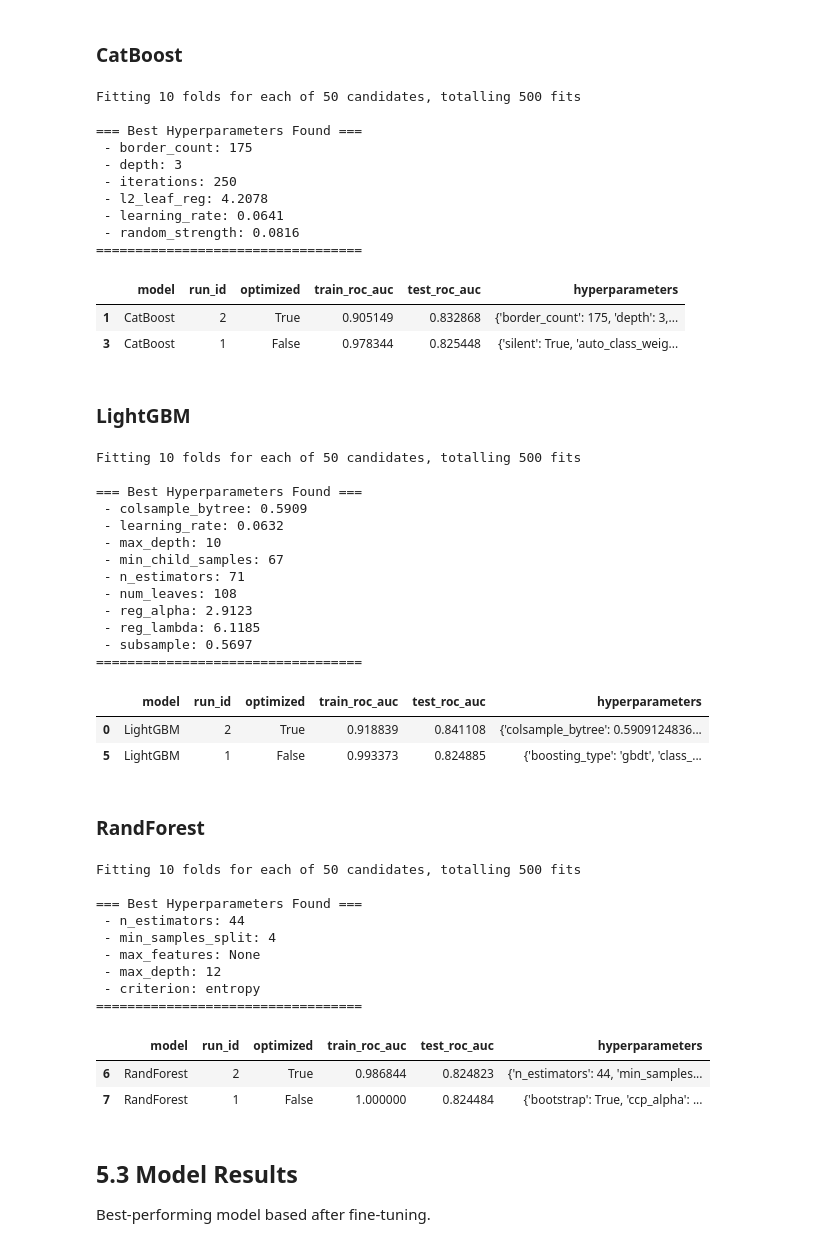
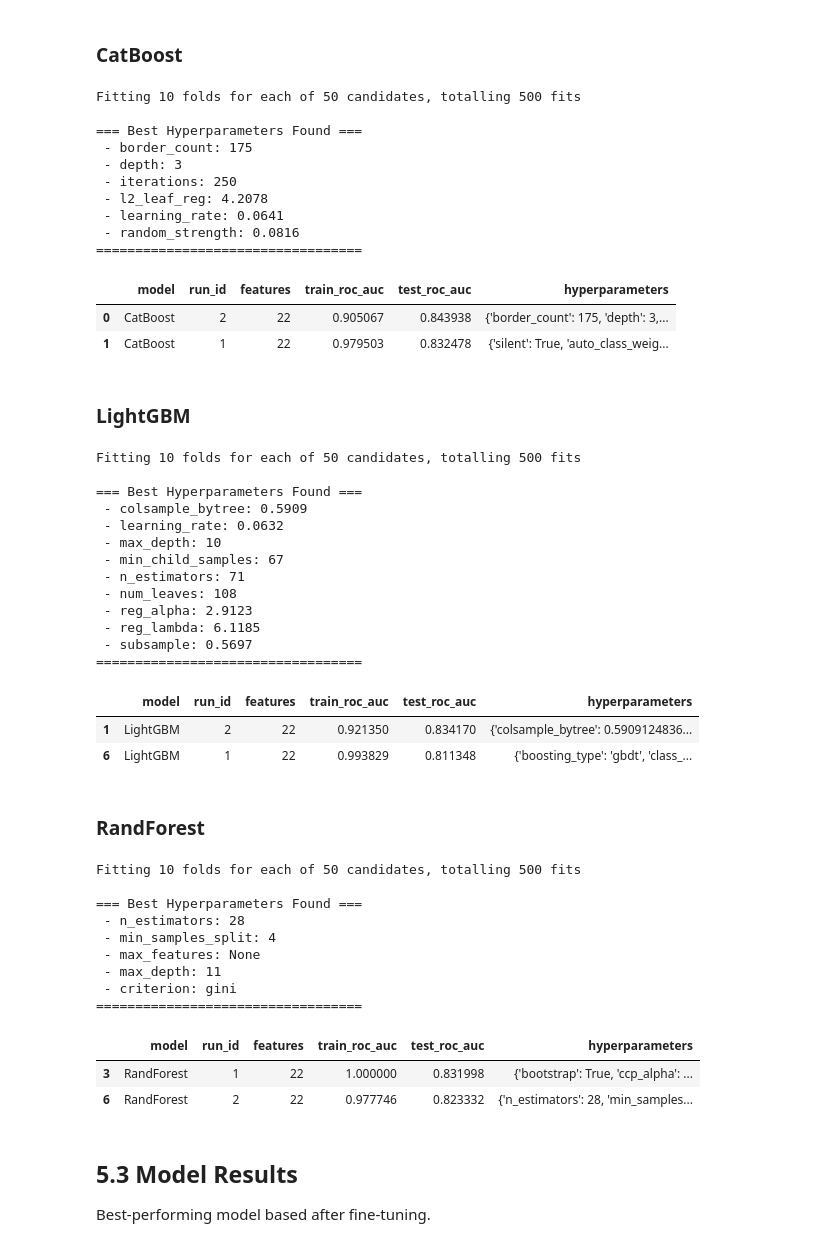
Before and after one commit to mjoslin-ai/magnimind_ml_robinhood_user_churn, a Jupyter notebook: robinhood_churn_analysis.ipynb, the cells around one changed output. Drawn from its saved outputs; the diff is of its cells as text; code cells hidden in the pictures.

```diff
--- a/robinhood_churn_analysis.ipynb
+++ b/robinhood_churn_analysis.ipynb
@@ -773,8 +798,6 @@ max_equity                      0
 money_flow                      0
 churn                           0
 dtype: int64
-# %%
-features_df = features_df.drop(columns="user_id")
 # %% [markdown]
 ## <p style="background-color:#fea162; font-family:newtimeroman; color:#FFF9ED; font-size:175%; text-align:center; border-radius:10px 10px;">Exploratory Data Analysis (EDA)</p>
 
@@ -785,7 +808,9 @@ style="color:blue; background-color:#dfa8e4" data-toggle="popover">Content</a>
 ## 3.1 Data Visualization
 The data is visualized to identify trends, patterns, or anomalies. This is done by looking at the feature distributions and the relationship between features, including the relationship between the features and the target variable Churn.
 # %%
+# re-do cat_cols and num_cols to include new engineered features
 cat_cols = features_df.select_dtypes(include="str").columns.tolist()
+cat_cols.remove("user_id")
 
 num_cols = features_df.select_dtypes(include=['int64', 'float64']).columns.tolist()
 num_cols.remove("churn")
@@ -921,7 +926,7 @@ The data is split into training and testing sets:
 - **Train/Test Split:** Usually a 70/30 or 80/20 split.
 - **Stratified Sampling:** Used if the dataset is imbalanced, as is the case with our target variable churn.
 # %%
-X = df.drop(columns=["churn"])
+X = df.drop(columns=["churn", "user_id"])
 y = df["churn"]
 
 X_train, X_test, y_train, y_test = train_test_split(
@@ -1007,8 +1014,7 @@ for name, model in baseline_models.items():
         y_train=y_train,
         X_test=X_test,
         y_test=y_test,
-        results=results,
-        optimized=False
+        results=results
     )
 
     clear_output(wait=True)
@@ -1141,7 +1146,6 @@ results_df = log_and_update_results(
     X_test=X_test,
     y_test=y_test,
     results=results,
-    optimized=True,
     params=CatBoost.best_params_
 )
 
@@ -1158,9 +1162,9 @@ Fitting 10 folds for each of 50 candidates, totalling 500 fits
  - learning_rate: 0.0641
  - random_strength: 0.0816
 ==================================
-|  | model | run_id | optimized | train_roc_auc | test_roc_auc | hyperparameters |
-| 1 | CatBoost | 2 | True | 0.905149 | 0.832868 | {'border_count': 175, 'depth': 3,... |
-| 3 | CatBoost | 1 | False | 0.978344 | 0.825448 | {'silent': True, 'auto_class_weig... |
+|  | model | run_id | features | train_roc_auc | test_roc_auc | hyperparameters |
+| 0 | CatBoost | 2 | 22 | 0.905067 | 0.843938 | {'border_count': 175, 'depth': 3,... |
+| 1 | CatBoost | 1 | 22 | 0.979503 | 0.832478 | {'silent': True, 'auto_class_weig... |
 # %% [markdown]
 ### LightGBM
 # %%
@@ -1213,7 +1217,6 @@ results_df = log_and_update_results(
     X_test=X_test,
     y_test=y_test,
     results=results,
-    optimized=True,
     params=LightGBM.best_params_
 )
 
@@ -1233,16 +1236,13 @@ Fitting 10 folds for each of 50 candidates, totalling 500 fits
  - reg_lambda: 6.1185
  - subsample: 0.5697
 ==================================
-|  | model | run_id | optimized | train_roc_auc | test_roc_auc | hyperparameters |
-| 0 | LightGBM | 2 | True | 0.918839 | 0.841108 | {'colsample_bytree': 0.5909124836... |
-| 5 | LightGBM | 1 | False | 0.993373 | 0.824885 | {'boosting_type': 'gbdt', 'class_... |
+|  | model | run_id | features | train_roc_auc | test_roc_auc | hyperparameters |
+| 1 | LightGBM | 2 | 22 | 0.921350 | 0.834170 | {'colsample_bytree': 0.5909124836... |
+| 6 | LightGBM | 1 | 22 | 0.993829 | 0.811348 | {'boosting_type': 'gbdt', 'class_... |
 # %% [markdown]
 ### RandForest
 # %%
 # Setup the pipeline
-from matplotlib.pyplot import clf
-
-
 pipeline = Pipeline([
     ('scaler', StandardScaler()),
     ('RandForest', RandomForestClassifier(
@@ -1271,40 +1271,39 @@ RandForest = tune_hyperparameters(
     #fit_params=fit_params,
     seed=SEED
 )
 
 # Print the best parameters found
 print_bh(RandForest.best_params_)
 
 # Log the results using the best estimator
 model_name = list(RandForest.best_estimator_.named_steps.keys())[-1]
 
 results_df = log_and_update_results(
     model_name=model_name,
     fitted_pipeline=RandForest.best_estimator_,
     X_train=X_train,
     y_train=y_train,
     X_test=X_test,
     y_test=y_test,
     results=results,
-    optimized=True,
     params=RandForest.best_params_
 )
 
 # Display the results
 display(results_df[results_df['model'] == model_name])
 # %% [output]
 Fitting 10 folds for each of 50 candidates, totalling 500 fits
 
 === Best Hyperparameters Found ===
- - n_estimators: 44
+ - n_estimators: 28
  - min_samples_split: 4
  - max_features: None
- - max_depth: 12
- - criterion: entropy
+ - max_depth: 11
+ - criterion: gini
 ==================================
-|  | model | run_id | optimized | train_roc_auc | test_roc_auc | hyperparameters |
-| 6 | RandForest | 2 | True | 0.986844 | 0.824823 | {'n_estimators': 44, 'min_samples... |
-| 7 | RandForest | 1 | False | 1.000000 | 0.824484 | {'bootstrap': True, 'ccp_alpha': ... |
+|  | model | run_id | features | train_roc_auc | test_roc_auc | hyperparameters |
+| 3 | RandForest | 1 | 22 | 1.000000 | 0.831998 | {'bootstrap': True, 'ccp_alpha': ... |
+| 6 | RandForest | 2 | 22 | 0.977746 | 0.823332 | {'n_estimators': 28, 'min_samples... |
 # %% [markdown]
 ## 5.3 Model Results
 Best-performing model based after fine-tuning.
```
Also changed, not shown: parts of 49 cells of this notebook, 2 other files.
